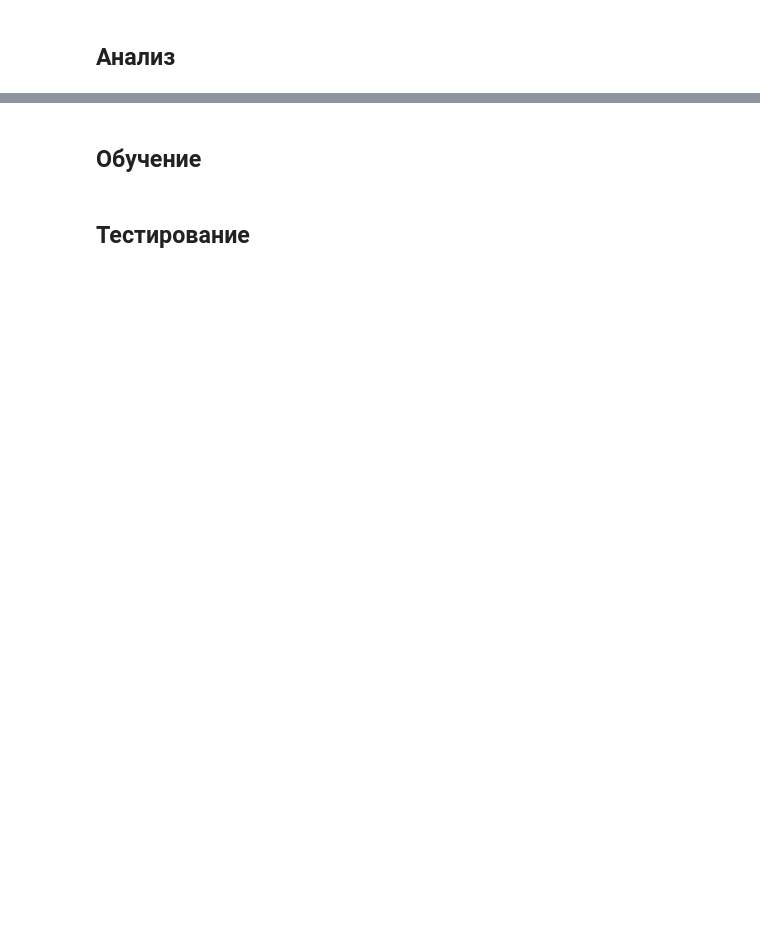
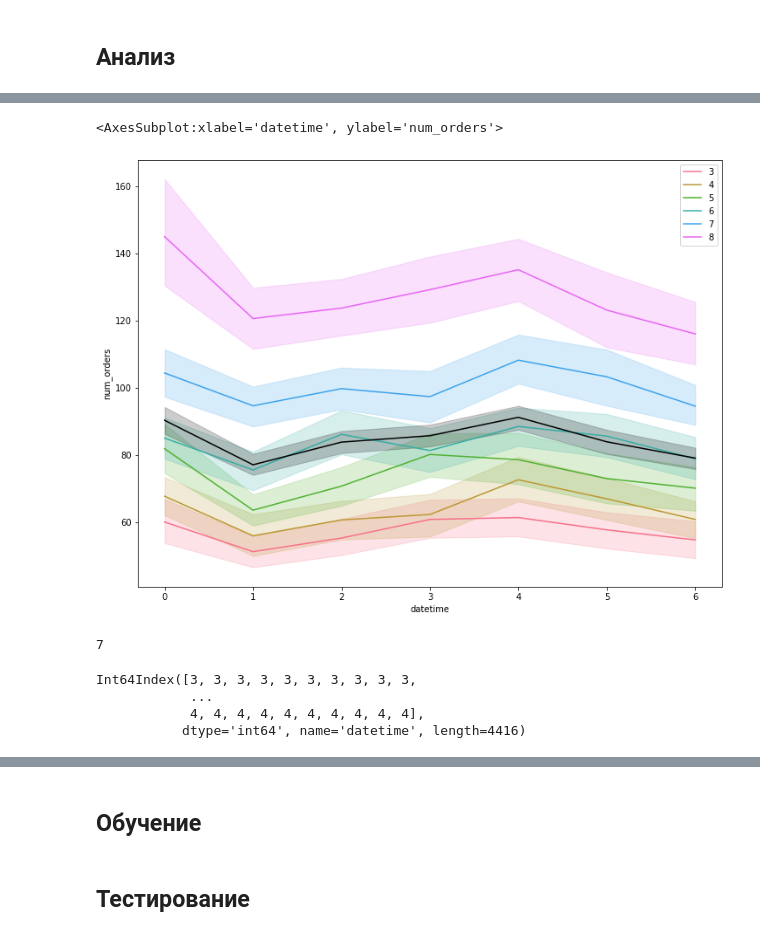
Before and after one commit to hairymax/Yandex.Practicum.DataScience, a Jupyter notebook: 3.3 Прогноз количества заказов такси/95598b13-2680-44f4-8f06-d6eafb26e375.ipynb, the cells around one changed output, grey strips where cells are left out. Cells and saved outputs as stored; diff of their text form; code cells hidden in the pictures; blank space fills up the shorter version.

```diff
--- a/3.3 Прогноз количества заказов такси/95598b13-2680-44f4-8f06-d6eafb26e375.ipynb
+++ b/3.3 Прогноз количества заказов такси/95598b13-2680-44f4-8f06-d6eafb26e375.ipynb
@@ -88,0 +108,19 @@ sns.lineplot(data=df,
+# %%
+plt.figure(figsize=(12, 9))
+sns.lineplot(data=df, x=df.index.weekday, y='num_orders',
+             hue=df.index.month, palette=palette)
+sns.lineplot(data=df, x=df.index.weekday, y='num_orders', color='black')
+# %% [output]
+<AxesSubplot:xlabel='datetime', ylabel='num_orders'>
+[figure, added]
+# %%
+len(df.index.weekday.unique())
+# %% [output]
+7
+# %%
+df.index.weekday
+# %% [output]
+Int64Index([3, 3, 3, 3, 3, 3, 3, 3, 3, 3,
+            ...
+            4, 4, 4, 4, 4, 4, 4, 4, 4, 4],
+           dtype='int64', name='datetime', length=4416)
```
Also changed, not shown: parts of 9 cells of this notebook, 1 other file.
